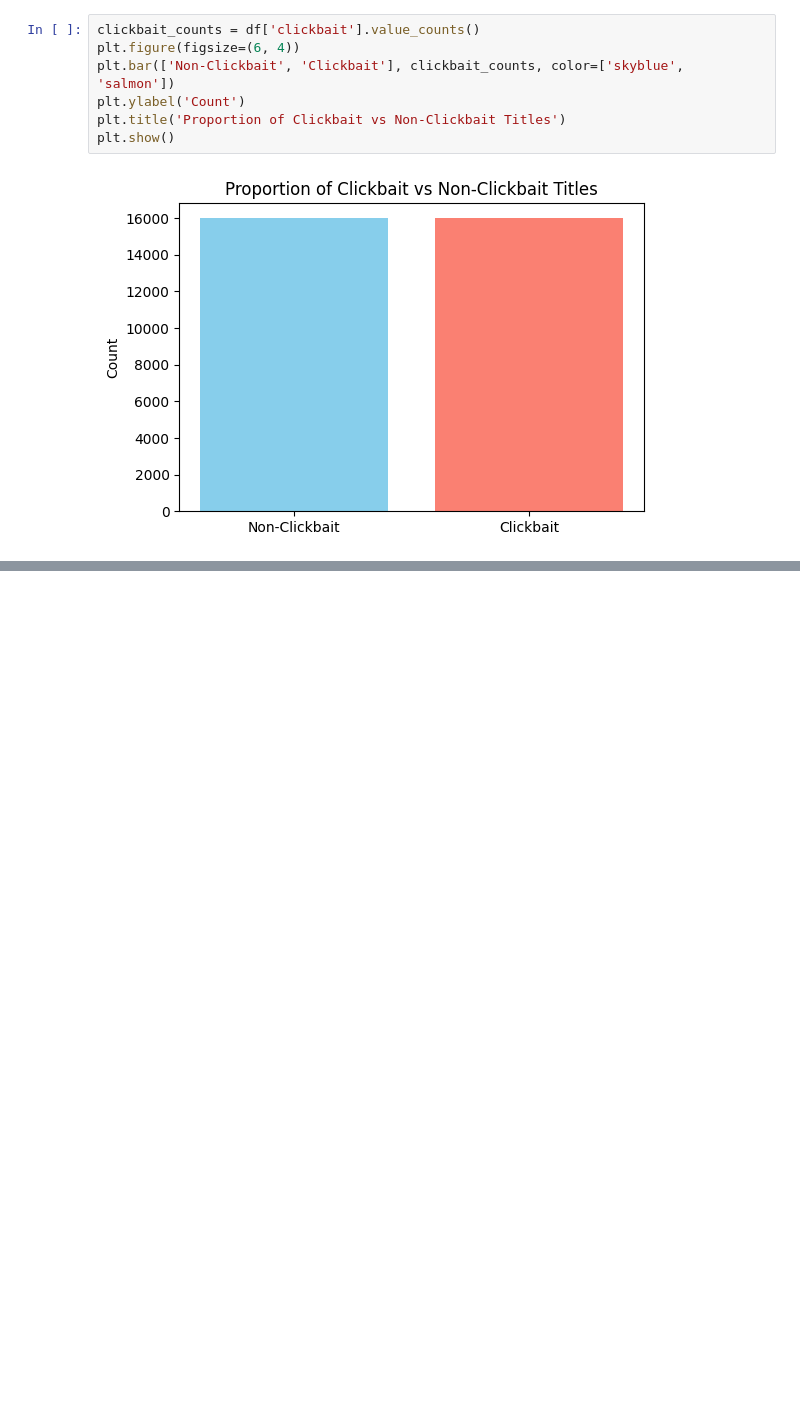
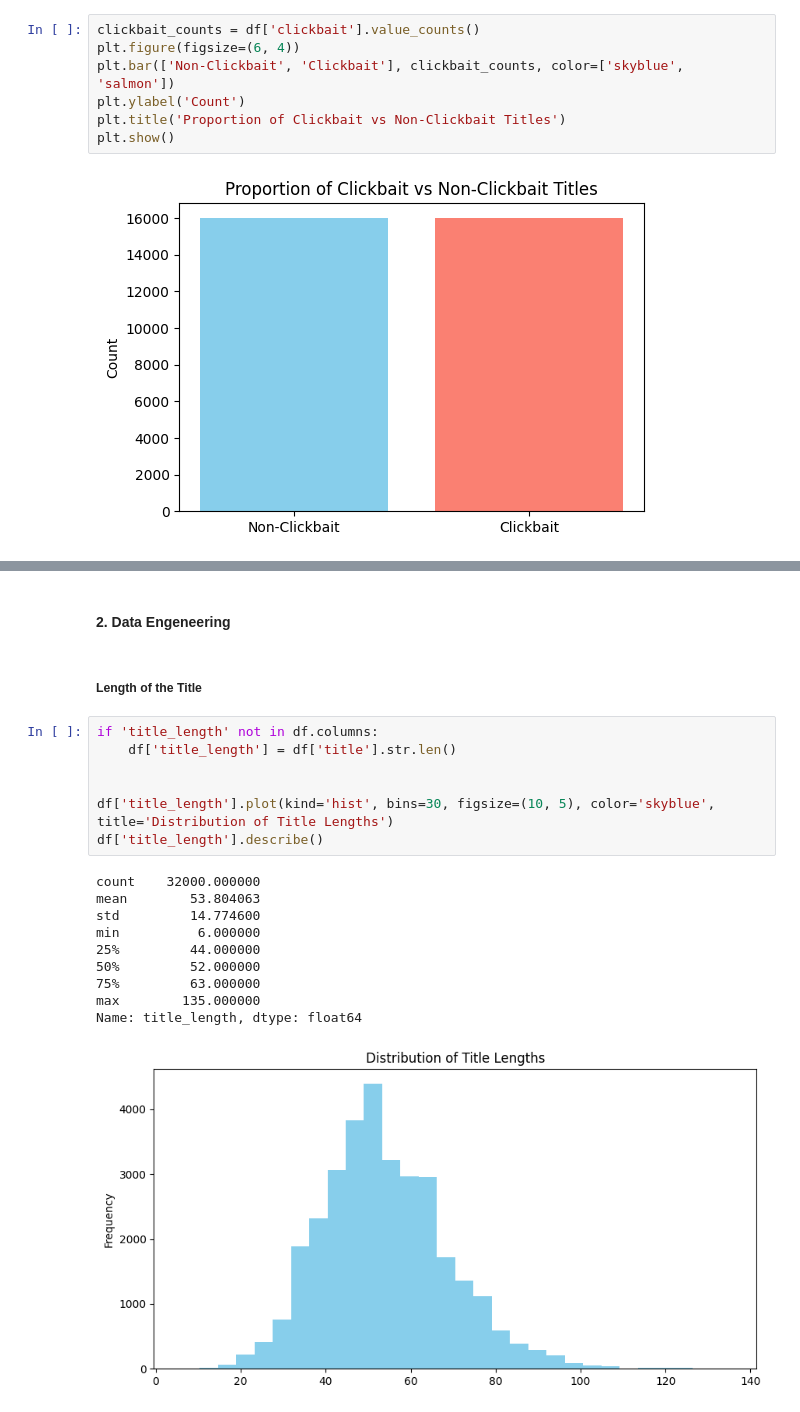
Before and after one commit to abdulwasae734/clickbait-detector, a Jupyter notebook: backend/notebooks/exploration.ipynb, the cells around one changed output, grey strips where cells are left out. Cells and saved outputs as stored; diff of their text form; blank space fills up the shorter version.

Commit message:
Data Engineering

```diff
--- a/backend/notebooks/exploration.ipynb
+++ b/backend/notebooks/exploration.ipynb
@@ -147,0 +148,22 @@ plt.show()
+# %% [markdown]
+#### 2. Data Engeneering
+# %% [markdown]
+##### Length of the Title
+# %%
+if 'title_length' not in df.columns:
+	df['title_length'] = df['title'].str.len()
+
+
+df['title_length'].plot(kind='hist', bins=30, figsize=(10, 5), color='skyblue', title='Distribution of Title Lengths')
+df['title_length'].describe()
+# %% [output]
+count    32000.000000
+mean        53.804063
+std         14.774600
+min          6.000000
+25%         44.000000
+50%         52.000000
+75%         63.000000
+max        135.000000
+Name: title_length, dtype: float64
+[figure, added]
```
Also changed, not shown: parts of 28 cells of this notebook.
